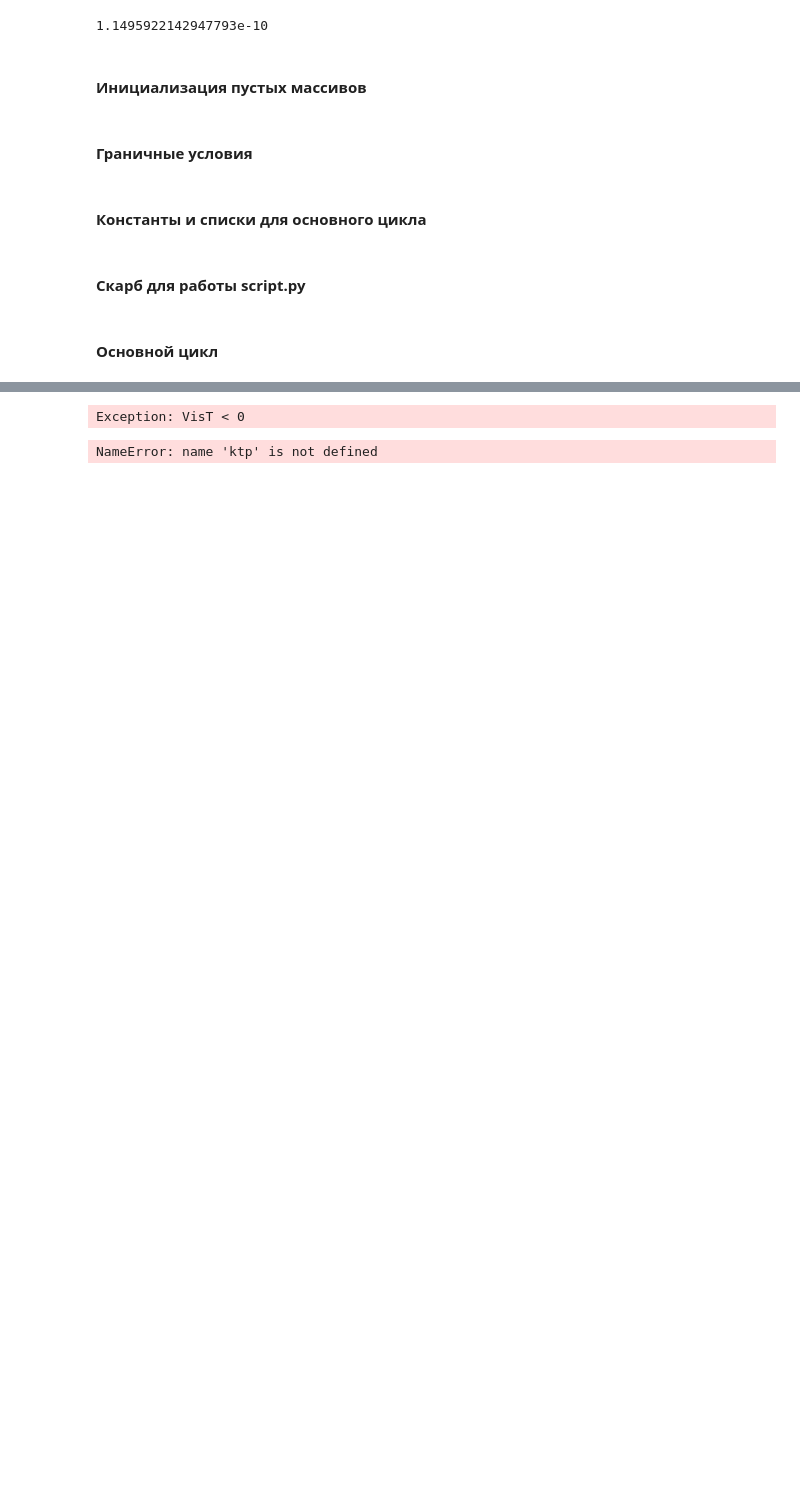
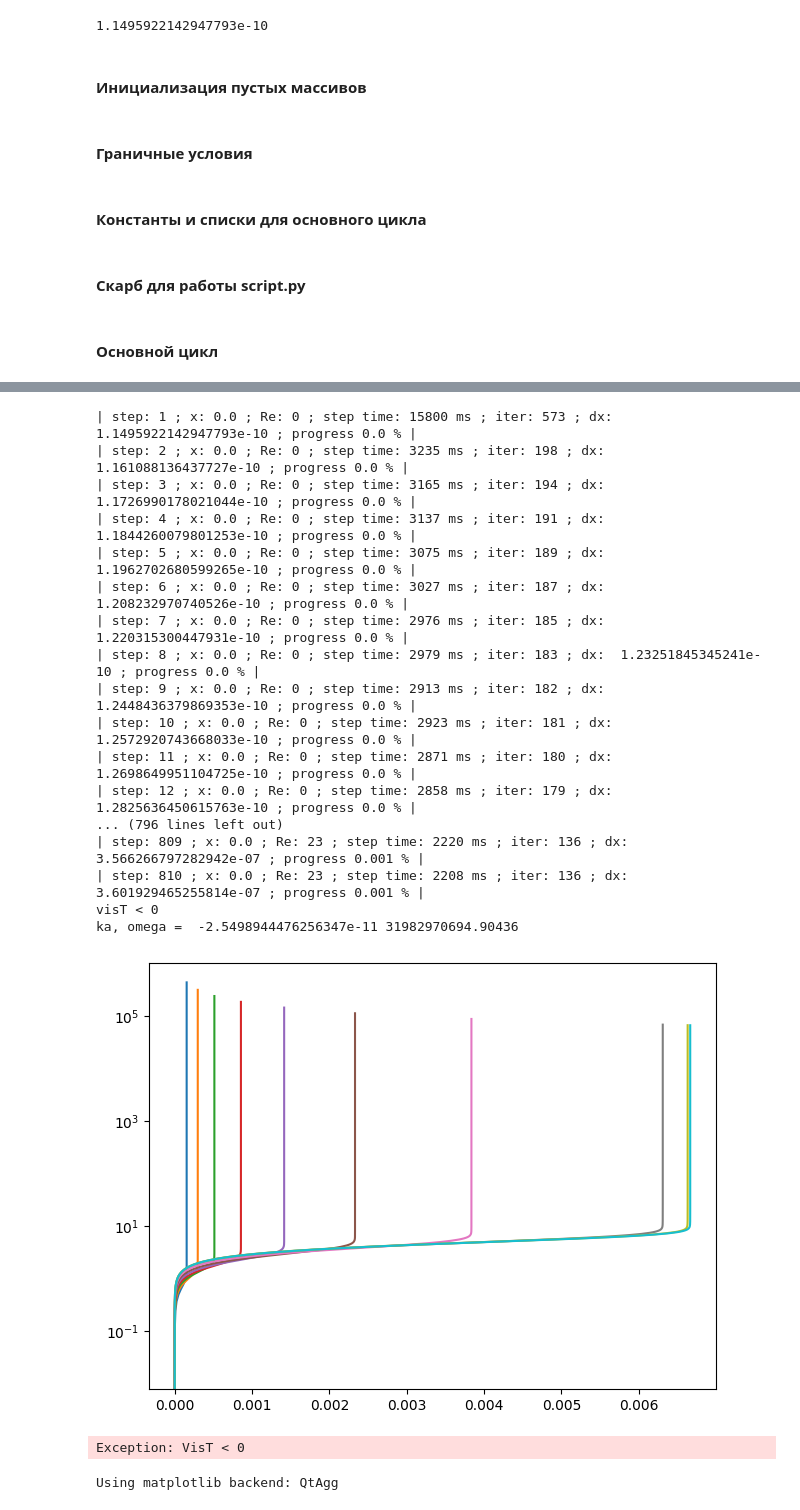
Before and after one commit to Konstantin-Lebeda/BLkwg, a Jupyter notebook: main.ipynb, the cells around one changed output, grey strips where cells are left out. Saved outputs shown, nothing was run; the diff lists cells and outputs as text; code cells hidden in the pictures; blank space fills up the shorter version.

```diff
--- a/main.ipynb
+++ b/main.ipynb
@@ -111,8 +111,11 @@ for jj in range(0, k):
     U[0,jj]            = U0 #mt.erf(0.313 * yy[jj] * np.sqrt(den0 * U0 / vis0 / x0))
     V[0,jj]            = 0.
     T[0,jj]            = T0
-    # ka[0,jj] = 1e-5
-    # omega[0,jj] = 1e-5
+
+U[0,0] = 0.
+T[0,0] = Tw
+
+for jj in range(0, k):
     ka[0,jj] = 1.5 * U0 * Tu * Tu
     Ret = den[0,jj] / vis[0,jj] * ((ka[0,jj]) ** 0.5) * yy[jj]
     Dq = 1. - np.exp(-0.022 * Ret)
@@ -122,10 +125,6 @@ for jj in range(0, k):
         gamma[0,jj] = 0.
     else:
         gamma[0,jj] = 1.
-    # gamma[0,jj] = 1
-
-U[0,0] = 0.
-T[0,0] = Tw
 # %% [markdown]
 #### Константы и списки для основного цикла
 # %%
@@ -139,7 +138,7 @@ Cf_analit_turb = []
 
 x = 0
 i = 0
-iternum = 300
+iternum = 1000
 counter = 0
 
 # Константы источниковых членов ур-ний турбулентности
@@ -162,8 +161,7 @@ with open('data.csv', 'w') as csv_file:
 # %% [markdown]
 #### Основной цикл
 # %%
-%matplotlib
-while x <= L:
+while x <=L:
     if i < n-1:
         dx = xx[i+1] - xx[i]
     else:
@@ -236,11 +234,10 @@ while x <= L:
         #     S2[jj] = 0
         # T = Solver(T, cp*den, lam, cp*visT/PrT, fcond, lcond, U, V, dx, yy, S1, S2)
         # for kk in range(len(T[1])):
-        #     if isNaN(T[1,kk]):
-        #         raise Exception('T = Nan')
+        #     if isNaN(T[1,kk]):ka
 
         # omega equation
-        fcond = [0., 1., 0., 6.*vis[1,0]/den[1,0]/Com2/yy[1]/yy[1]]
+        fcond = [0., 1., 0., 6.*vis[1,1]/den[1,1]/Com2/yy[1]/yy[1]]
         lcond = [-1./(yy[k-1] - yy[k-2]), 1./(yy[k-1] - yy[k-2]), 0., 0.]
         for jj in range(1, k-1):
             dyp = yy[jj+1] - yy[jj]
@@ -270,7 +267,7 @@ while x <= L:
         lcond = [0., 1., 0., 1.]
         for jj in range(1, k-1):
             Rt = visT[1,jj] / vis[1,jj]
-            Vort = np.abs((U[1,jj] - U[1,jj-1]) / (yy[jj] - yy[jj-1]))
+            Vort = np.abs((dyp / dym * (U[1,jj] - U[1,jj-1]) + dym / dyp * (U[1,jj+1] - U[1,jj])) / (dym + dyp))
             Tom = Rt * Vort / omega[1,jj]
             Rc = 400. - 360. * min(Tom / 2., 1.)
             Rnu = den[1,jj] * yy[jj] * yy[jj] * Vort / 2.188 / vis[1,jj]
@@ -286,7 +283,7 @@ while x <= L:
             if (Rnu > 19.) and (Rnu <= 99.):
                 Ggam = 7.5
             # Ggam = 7.5 * max(0, min(100. - Rnu, 1.)) * min(max(Rnu - 18., 0.), 1.)
-            Egam = Ggam * Fturb * Vort * gamma[1,jj] ** 1.5
+            Egam = Ggam * Fturb * Vort * (gamma[1,jj]) ** 1.5
             S1[jj] = den[1,jj] * (Pgam - Egam)
             S2[jj] = 0.
             if func.isNaN(S1[jj]):
@@ -326,10 +323,10 @@ while x <= L:
                 func.graph(Rex, Cf, Cf_analit, Cf_analit_turb)
                 raise Exception('S2 in ka')
         ka = Solver(ka, den, vis, visT/sigmak, fcond, lcond, U, V, dx, yy, S1, S2, theta=1)
-        for kk in range(k):
-            # if ka[1,kk] < 0:
-            #     ka[1,kk] = 1e-10
-            if func.isNaN(ka[1,kk]):
+        for jj in range(k):
+            # if ka[1,jj] < 0:
+            #     ka[1,jj] = 1e-10
+            if func.isNaN(ka[1,jj]):
                 print('Programm iterrupt at Rex = ', U[1,k-1] * x * den0 / vis0)
                 print('dx = ', dx)
                 func.graph(Rex, Cf, Cf_analit, Cf_analit_turb)
@@ -337,6 +334,8 @@ while x <= L:
         relax = 0.05
         for jj in range(k):
             ka[1,jj] = relax * ka[1,jj] + (1 - relax) * kait[jj]
+            # if ka[1,jj] < 0:
+            #     ka[1,jj] = 0.
 
         for jj in range(k):
             den[1,jj] = func.AirProp(T[1,jj], T0, P)[0]
@@ -363,18 +362,8 @@ while x <= L:
                 plt.plot(ktp0, yp0)
                 plt.plot(ktp1, yp1)
                 plt.yscale('log')
+                plt.tight_layout()
                 plt.show()
-                # plt.subplot(1,3,1)
-                # plt.plot(ka[0], yy)
-                # plt.plot(ka[1], yy)
-                # plt.subplot(1,3,2)
-                # plt.plot(omega[0], yy)
-                # plt.plot(omega[1], yy)
-                # plt.subplot(1,3,3)
-                # plt.plot(gamma[0], yy)
-                # plt.plot(gamma[1], yy)
-                # plt.tight_layout()
-                # plt.show()
                 raise Exception('VisT < 0')
                 # visT[1,jj] = 0
             if func.isNaN(visT[1,jj]):
@@ -490,5 +479,26 @@ ka, omega =  -4.294937233010826e-12 32101510019.36804
-Exception: VisT < 0
+| step: 1 ; x: 0.0 ; Re: 0 ; step time: 15800 ms ; iter: 573 ; dx:  1.1495922142947793e-10 ; progress 0.0 % |
+| step: 2 ; x: 0.0 ; Re: 0 ; step time: 3235 ms ; iter: 198 ; dx:  1.161088136437727e-10 ; progress 0.0 % |
+| step: 3 ; x: 0.0 ; Re: 0 ; step time: 3165 ms ; iter: 194 ; dx:  1.1726990178021044e-10 ; progress 0.0 % |
+| step: 4 ; x: 0.0 ; Re: 0 ; step time: 3137 ms ; iter: 191 ; dx:  1.1844260079801253e-10 ; progress 0.0 % |
+| step: 5 ; x: 0.0 ; Re: 0 ; step time: 3075 ms ; iter: 189 ; dx:  1.1962702680599265e-10 ; progress 0.0 % |
+| step: 6 ; x: 0.0 ; Re: 0 ; step time: 3027 ms ; iter: 187 ; dx:  1.208232970740526e-10 ; progress 0.0 % |
+| step: 7 ; x: 0.0 ; Re: 0 ; step time: 2976 ms ; iter: 185 ; dx:  1.220315300447931e-10 ; progress 0.0 % |
+| step: 8 ; x: 0.0 ; Re: 0 ; step time: 2979 ms ; iter: 183 ; dx:  1.23251845345241e-10 ; progress 0.0 % |
+| step: 9 ; x: 0.0 ; Re: 0 ; step time: 2913 ms ; iter: 182 ; dx:  1.2448436379869353e-10 ; progress 0.0 % |
+| step: 10 ; x: 0.0 ; Re: 0 ; step time: 2923 ms ; iter: 181 ; dx:  1.2572920743668033e-10 ; progress 0.0 % |
+| step: 11 ; x: 0.0 ; Re: 0 ; step time: 2871 ms ; iter: 180 ; dx:  1.2698649951104725e-10 ; progress 0.0 % |
+| step: 12 ; x: 0.0 ; Re: 0 ; step time: 2858 ms ; iter: 179 ; dx:  1.2825636450615763e-10 ; progress 0.0 % |
+... (796 lines left out)
+| step: 809 ; x: 0.0 ; Re: 23 ; step time: 2220 ms ; iter: 136 ; dx:  3.566266797282942e-07 ; progress 0.001 % |
+| step: 810 ; x: 0.0 ; Re: 23 ; step time: 2208 ms ; iter: 136 ; dx:  3.601929465255814e-07 ; progress 0.001 % |
+visT < 0
+ka, omega =  -2.5498944476256347e-11 31982970694.90436
+[figure, added]
+Exception: VisT < 0
-# %%
-plt.plot(ktp, yp)
-# %% [output]
-NameError: name 'ktp' is not defined
+# %%
+%matplotlib
+plt.plot(ktp0, yp0)
+plt.plot(ktp1, yp1)
+plt.yscale('log')
+# %% [output]
+Using matplotlib backend: QtAgg
```
Also changed, not shown: parts of 4 cells of this notebook, 4 other files.
